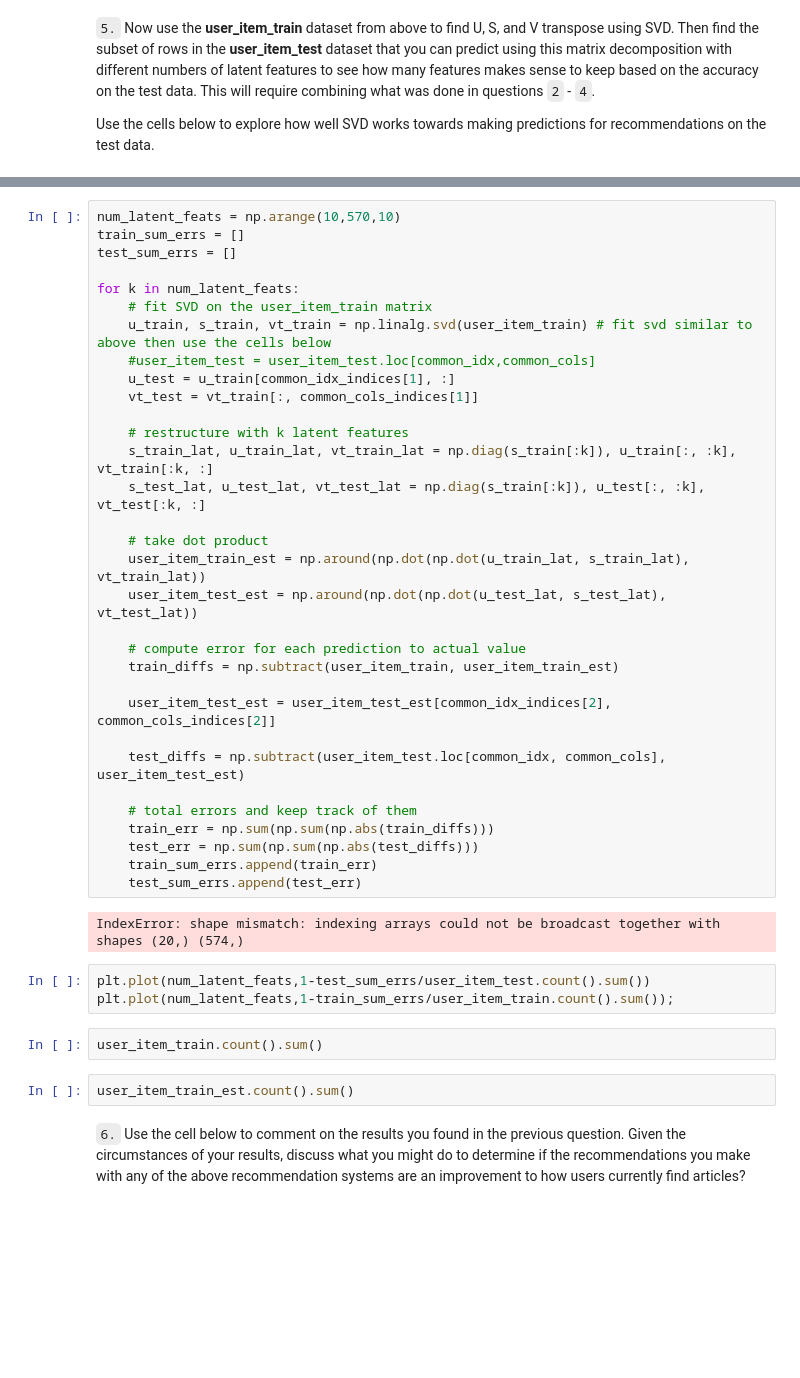
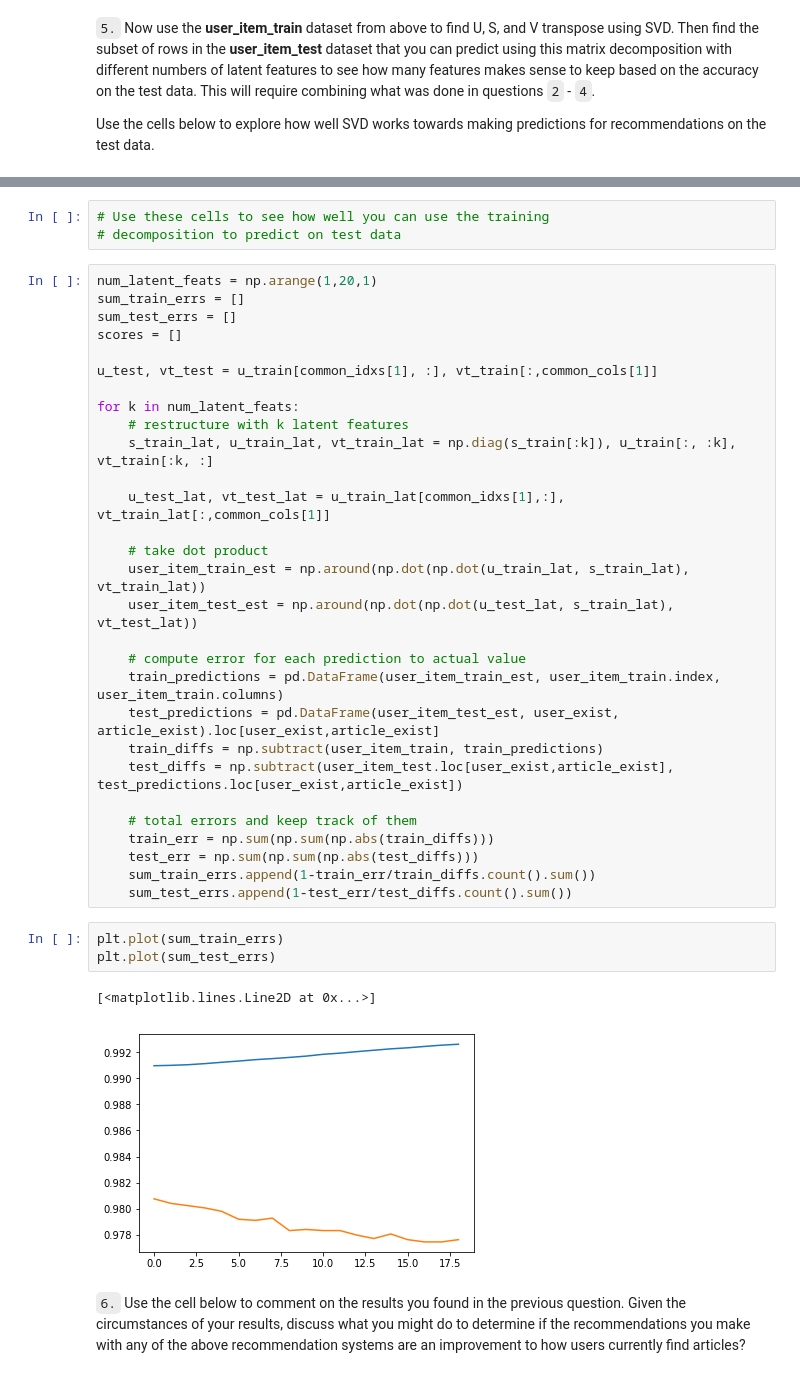
Before and after one commit to denizn/Recommendation-Engine-IBM, a Jupyter notebook: Recommendation.ipynb, the cells around one changed output, grey strips where cells are left out. Cells and saved outputs as stored; diff of their text form; blank space fills up the shorter version.

```diff
--- a/Recommendation.ipynb
+++ b/Recommendation.ipynb
@@ -715,43 +706,40 @@ common_cols_indices = np.intersect1d(train_cols, test_cols, return_indices=True)
+# %%
+# Use these cells to see how well you can use the training
+# decomposition to predict on test data
 # %%
-num_latent_feats = np.arange(10,570,10)
-train_sum_errs = []
-test_sum_errs = []
+num_latent_feats = np.arange(1,20,1)
+sum_train_errs = []
+sum_test_errs = []
+scores = []
+
+u_test, vt_test = u_train[common_idxs[1], :], vt_train[:,common_cols[1]]
 
 for k in num_latent_feats:
-    # fit SVD on the user_item_train matrix
-    u_train, s_train, vt_train = np.linalg.svd(user_item_train) # fit svd similar to above then use the cells below
-    #user_item_test = user_item_test.loc[common_idx,common_cols]
-    u_test = u_train[common_idx_indices[1], :]
-    vt_test = vt_train[:, common_cols_indices[1]]
-
     # restructure with k latent features
     s_train_lat, u_train_lat, vt_train_lat = np.diag(s_train[:k]), u_train[:, :k], vt_train[:k, :]
-    s_test_lat, u_test_lat, vt_test_lat = np.diag(s_train[:k]), u_test[:, :k], vt_test[:k, :]
+
+    u_test_lat, vt_test_lat = u_train_lat[common_idxs[1],:], vt_train_lat[:,common_cols[1]]
 
     # take dot product
     user_item_train_est = np.around(np.dot(np.dot(u_train_lat, s_train_lat), vt_train_lat))
-    user_item_test_est = np.around(np.dot(np.dot(u_test_lat, s_test_lat), vt_test_lat))
+    user_item_test_est = np.around(np.dot(np.dot(u_test_lat, s_train_lat), vt_test_lat))
 
     # compute error for each prediction to actual value
-    train_diffs = np.subtract(user_item_train, user_item_train_est)
-
-    user_item_test_est = user_item_test_est[common_idx_indices[2], common_cols_indices[2]]
-
-    test_diffs = np.subtract(user_item_test.loc[common_idx, common_cols], user_item_test_est)
+    train_predictions = pd.DataFrame(user_item_train_est, user_item_train.index, user_item_train.columns)
+    test_predictions = pd.DataFrame(user_item_test_est, user_exist, article_exist).loc[user_exist,article_exist]
+    train_diffs = np.subtract(user_item_train, train_predictions)
+    test_diffs = np.subtract(user_item_test.loc[user_exist,article_exist], test_predictions.loc[user_exist,article_exist])
 
     # total errors and keep track of them
     train_err = np.sum(np.sum(np.abs(train_diffs)))
     test_err = np.sum(np.sum(np.abs(test_diffs)))
-    train_sum_errs.append(train_err)
-    test_sum_errs.append(test_err)
+    sum_train_errs.append(1-train_err/train_diffs.count().sum())
+    sum_test_errs.append(1-test_err/test_diffs.count().sum())
-# %% [output]
-IndexError: shape mismatch: indexing arrays could not be broadcast together with shapes (20,) (574,)
-# %%
-plt.plot(num_latent_feats,1-test_sum_errs/user_item_test.count().sum())
-plt.plot(num_latent_feats,1-train_sum_errs/user_item_train.count().sum());
-# %%
-user_item_train.count().sum()
-# %%
-user_item_train_est.count().sum()
+# %%
+plt.plot(sum_train_errs)
+plt.plot(sum_test_errs)
+# %% [output]
+[<matplotlib.lines.Line2D at 0x...>]
+[figure, added]
 # %% [markdown]
 `6.` Use the cell below to comment on the results you found in the previous question. Given the circumstances of your results, discuss what you might do to determine if the recommendations you make with any of the above recommendation systems are an improvement to how users currently find articles?
```
Also changed, not shown: parts of 6 cells of this notebook.
